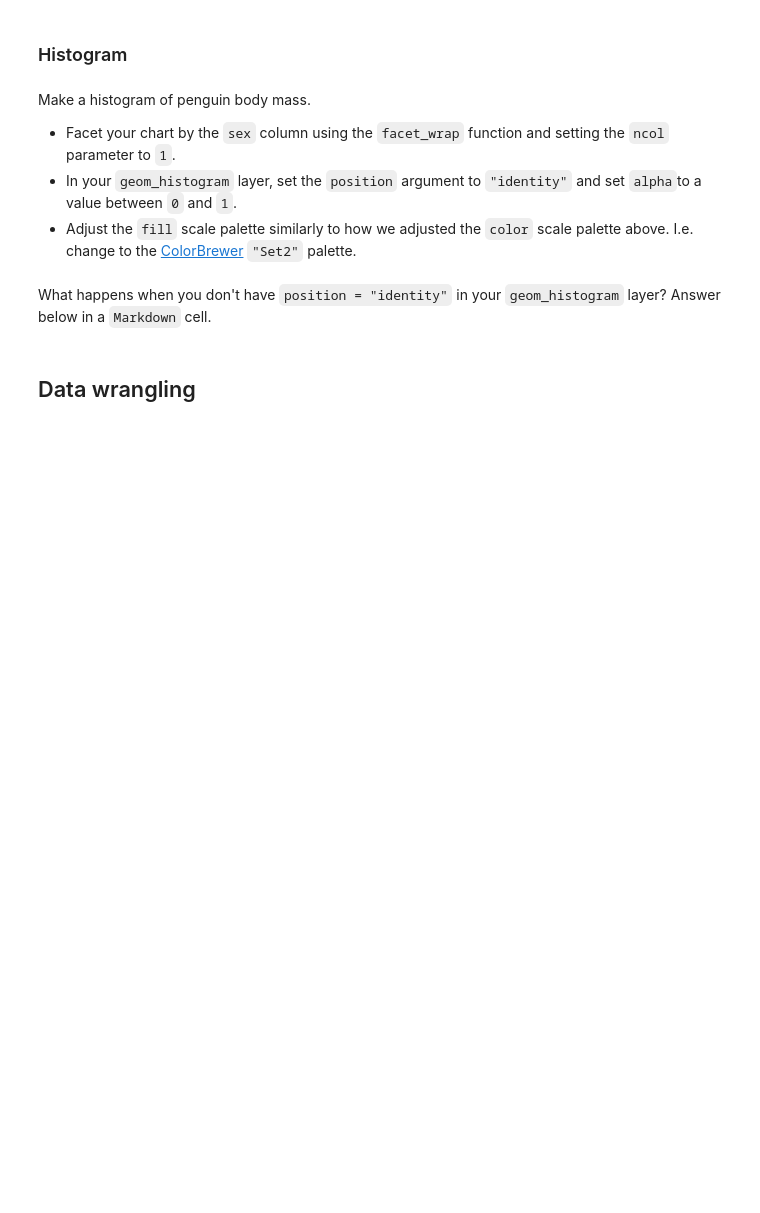
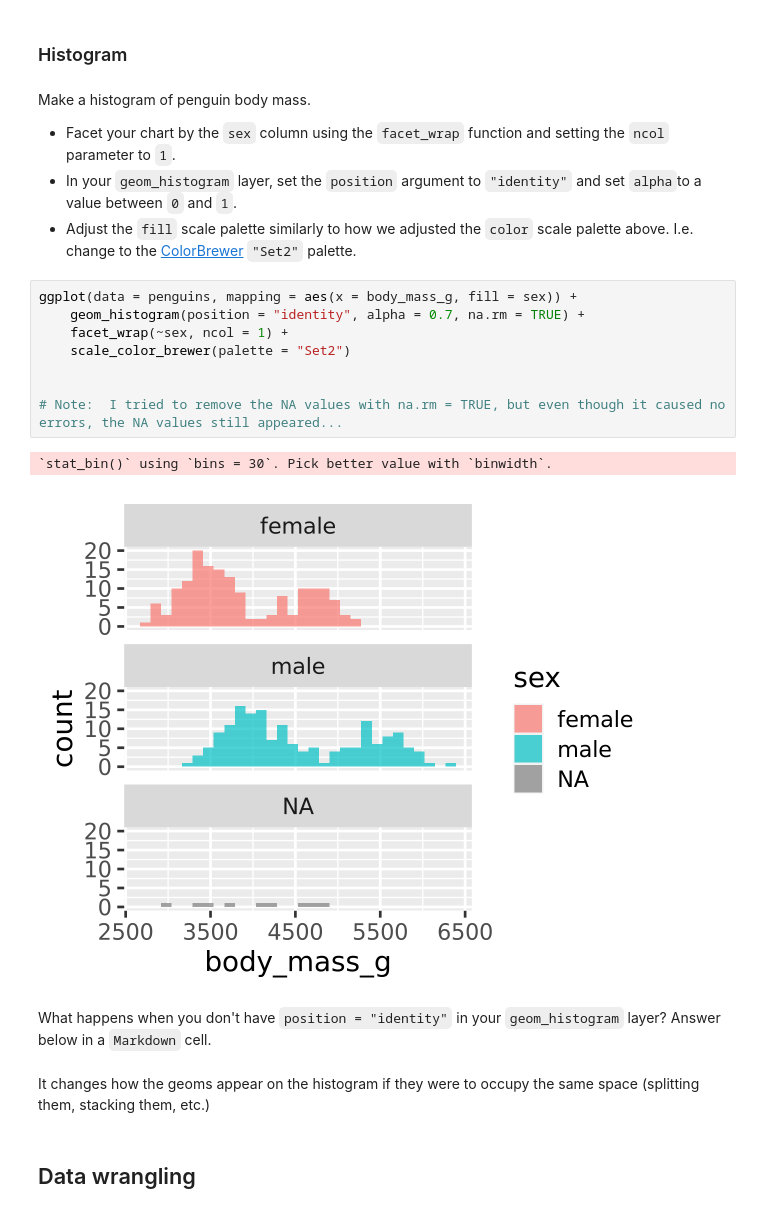
Before and after one commit to UNC-DATA-730/assignment-2-data-viz-and-wrangling-agreen8911, a Jupyter notebook: assignment2.ipynb, the cells around one changed output. Drawn from its saved outputs; the diff is of its cells as text; blank space fills up the shorter version.

```diff
--- a/assignment2.ipynb
+++ b/assignment2.ipynb
@@ -66,8 +72,21 @@ Make a histogram of penguin body mass.
 - Facet your chart by the `sex` column using the `facet_wrap` function and setting the `ncol` parameter to `1`.
 - In your `geom_histogram` layer, set the `position` argument to `"identity"` and set `alpha`to a value between `0` and `1`.
 - Adjust the `fill` scale palette similarly to how we adjusted the `color` scale palette above. I.e. change to the [ColorBrewer](https://colorbrewer2.org/) `"Set2"` palette.
+# %%
+ggplot(data = penguins, mapping = aes(x = body_mass_g, fill = sex)) +
+    geom_histogram(position = "identity", alpha = 0.7, na.rm = TRUE) +
+    facet_wrap(~sex, ncol = 1) +
+    scale_color_brewer(palette = "Set2")
+
+
+# Note:  I tried to remove the NA values with na.rm = TRUE, but even though it caused no errors, the NA values still appeared...
+# %% [output]
+`stat_bin()` using `bins = 30`. Pick better value with `binwidth`.
+[figure, added]
 # %% [markdown]
 What happens when you don't have `position = "identity"` in your `geom_histogram` layer? Answer below in a `Markdown` cell.
+# %% [markdown]
+It changes how the geoms appear on the histogram if they were to occupy the same space (splitting them, stacking them, etc.)
 # %% [markdown]
 ## Data wrangling
 # %% [markdown]
```
Also changed, not shown: parts of 9 cells of this notebook.
